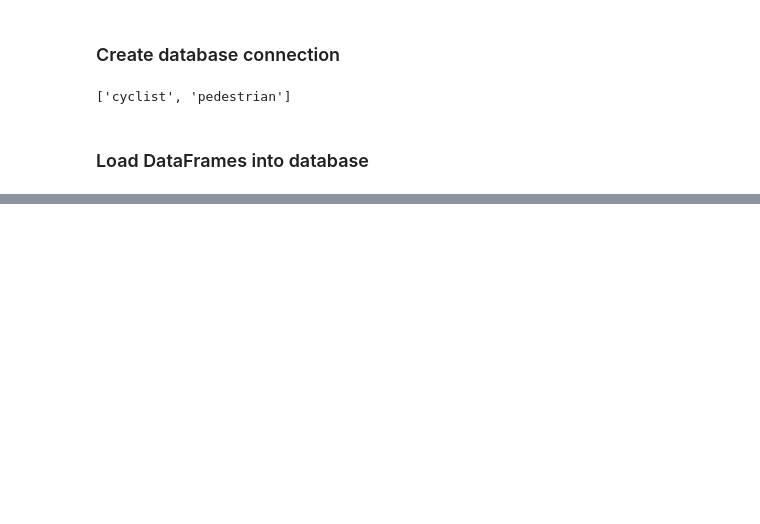
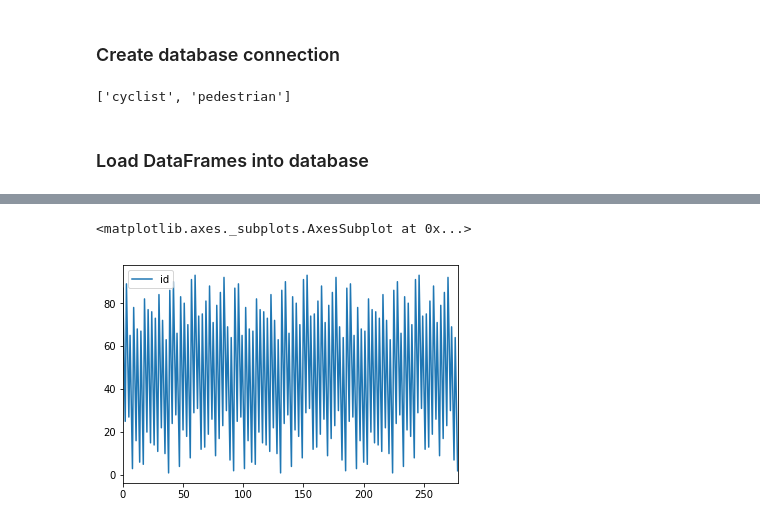
Before and after one commit to brittanikauf/ETL_Project, a Jupyter notebook: ETL_project.ipynb, the cells around one changed output, grey strips where cells are left out. Drawn from its saved outputs; the diff is of its cells as text; code cells hidden in the pictures; blank space fills up the shorter version.

```diff
--- a/ETL_project.ipynb
+++ b/ETL_project.ipynb
@@ -105,0 +127,5 @@ pedestrian_transform.to_sql(name='pedestrian', con=engine, if_exists='append', i
+# %%
+combined = pd.read_sql_query('''SELECT cyclist.id, cyclist.date, cyclist.number_of_cyclists, pedestrian.number_of_pedestrians
+                    FROM cyclist
+                    JOIN pedestrian
+                    ON cyclist.date = pedestrian.date;''', con=engine)
@@ -105,0 +141,5 @@ pedestrian_transform.to_sql(name='pedestrian', con=engine, if_exists='append', i
+# %%
+combined.plot()
+# %% [output]
+<matplotlib.axes._subplots.AxesSubplot at 0x...>
+[figure, added]
```
Also changed, not shown: parts of 7 cells of this notebook, 1 other file.
